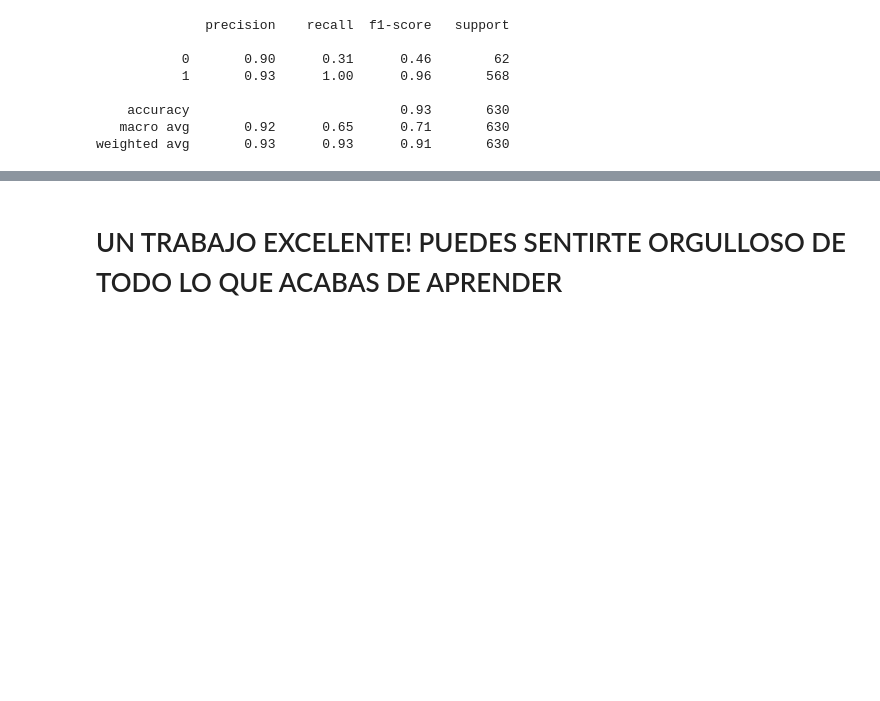
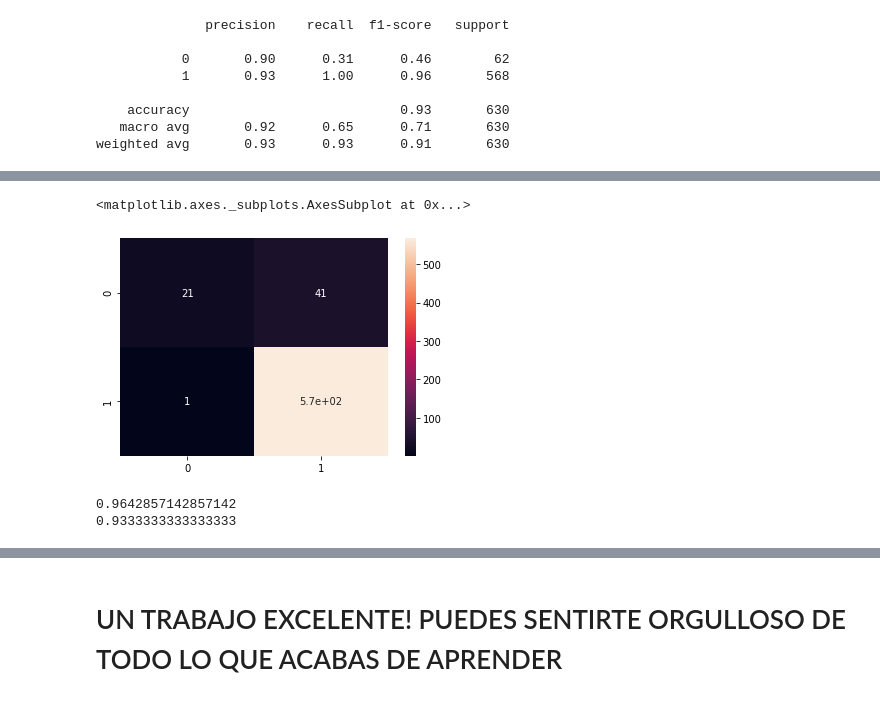
Before and after one commit to MartinSantaGitHub/ds4b, a Jupyter notebook: 5. Public Relations Department/Esqueleto_Departamento_de_Relaciones_Públicas.ipynb, the cells around one changed output, grey strips where cells are left out. Cells and saved outputs as stored; diff of their text form; code cells hidden in the pictures; blank space fills up the shorter version.

```diff
--- a/5. Public Relations Department/Esqueleto_Departamento_de_Relaciones_Públicas.ipynb
+++ b/5. Public Relations Department/Esqueleto_Departamento_de_Relaciones_Públicas.ipynb
@@ -636,0 +642,4 @@ weighted avg       0.93      0.93      0.91       630
+# %%
+model = RandomForestClassifier()
+
+model.fit(X_train, y_train)
@@ -636,0 +655,14 @@ weighted avg       0.93      0.93      0.91       630
+# %%
+y_pred = model.predict(X_test)
+# %%
+cm = confusion_matrix(y_test, y_pred)
+sns.heatmap(cm, annot = True)
+# %% [output]
+<matplotlib.axes._subplots.AxesSubplot at 0x...>
+[figure, added]
+# %%
+print(f1_score(y_test, y_pred))
+print(accuracy_score(y_test, y_pred))
+# %% [output]
+0.9642857142857142
+0.9333333333333333
```
Also changed, not shown: parts of 5 cells of this notebook.
